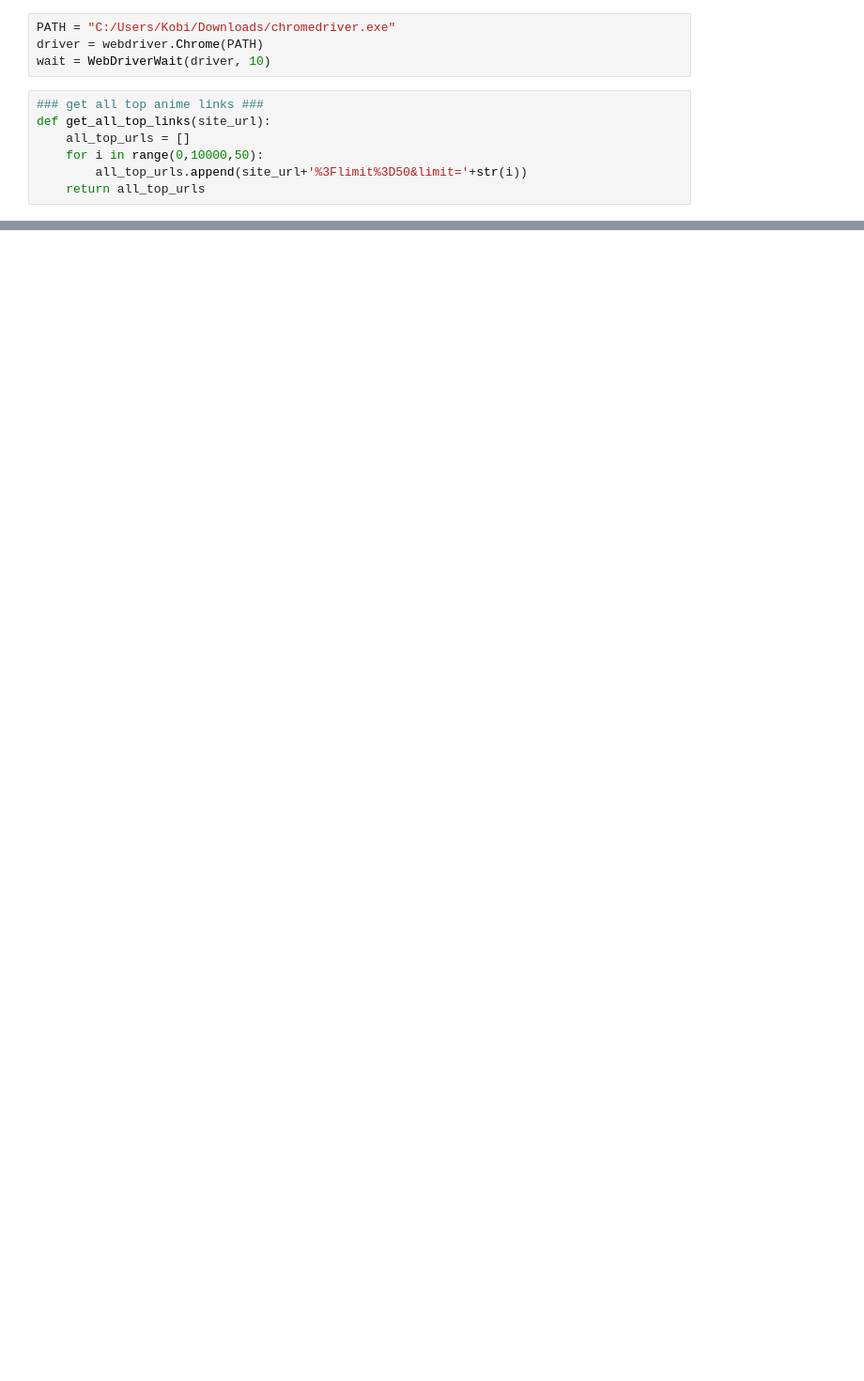
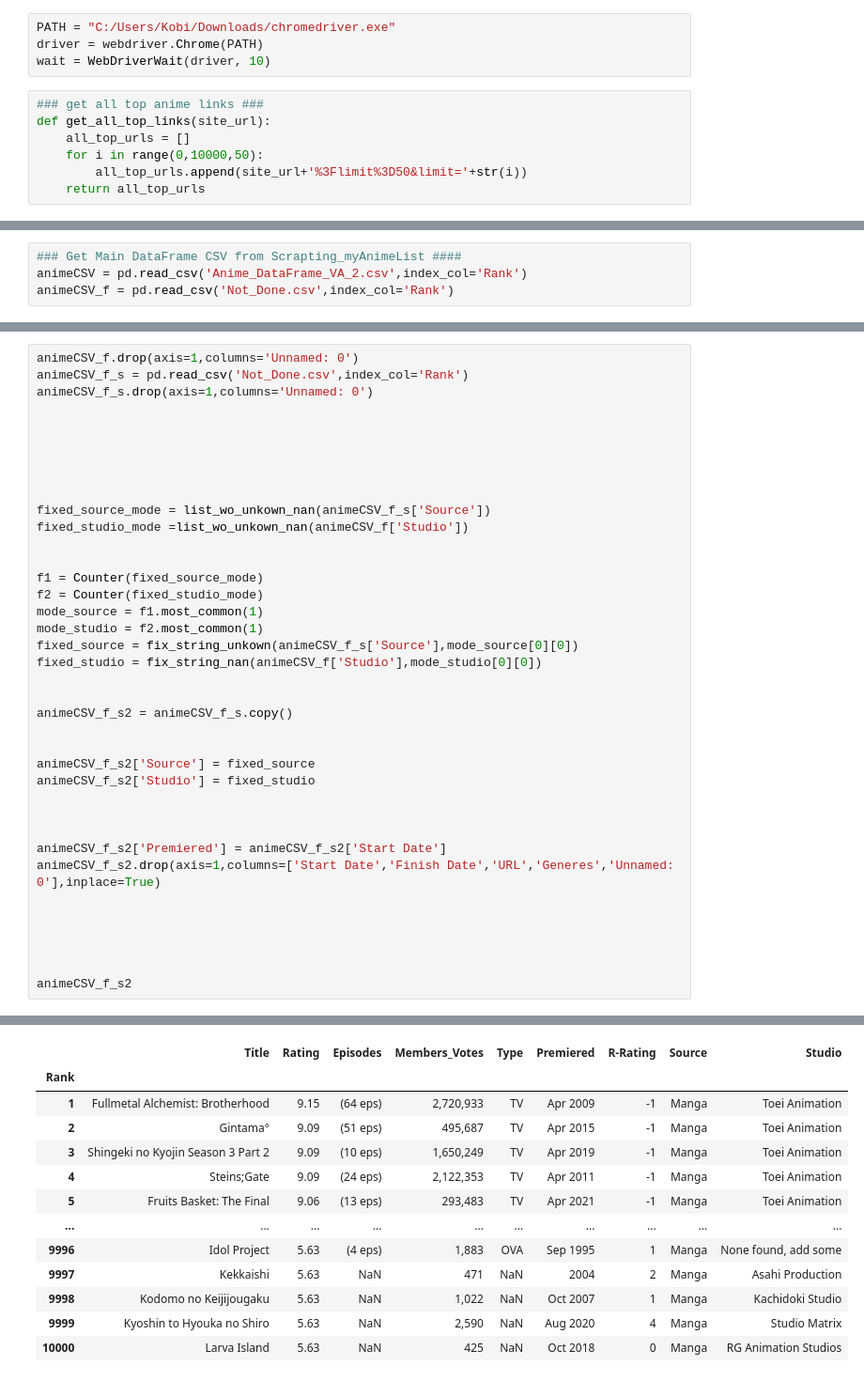
Before and after one commit to kobi070/Data-Sience-Project---HIT, a Jupyter notebook: Scrapting_MAL_Selenium.ipynb, the cells around one changed output, grey strips where cells are left out. Shown at 94% size. Drawn from its saved outputs; the diff is of its cells as text; blank space fills up the shorter version.

```diff
--- a/Scrapting_MAL_Selenium.ipynb
+++ b/Scrapting_MAL_Selenium.ipynb
@@ -227,0 +113,4 @@ SyntaxError: invalid syntax (<ipython-input-42-aaec86f9b51f>, line 1)
+# %%
+### Get Main DataFrame CSV from Scrapting_myAnimeList ####
+animeCSV = pd.read_csv('Anime_DataFrame_VA_2.csv',index_col='Rank')
+animeCSV_f = pd.read_csv('Not_Done.csv',index_col='Rank')
@@ -227,0 +193,39 @@ SyntaxError: invalid syntax (<ipython-input-42-aaec86f9b51f>, line 1)
+# %%
+animeCSV_f.drop(axis=1,columns='Unnamed: 0')
+animeCSV_f_s = pd.read_csv('Not_Done.csv',index_col='Rank')
+animeCSV_f_s.drop(axis=1,columns='Unnamed: 0')
+
+
+
+
+
+
+fixed_source_mode = list_wo_unkown_nan(animeCSV_f_s['Source'])
+fixed_studio_mode =list_wo_unkown_nan(animeCSV_f['Studio'])
+
+
+f1 = Counter(fixed_source_mode)
+f2 = Counter(fixed_studio_mode)
+mode_source = f1.most_common(1)
+mode_studio = f2.most_common(1)
+fixed_source = fix_string_unkown(animeCSV_f_s['Source'],mode_source[0][0])
+fixed_studio = fix_string_nan(animeCSV_f['Studio'],mode_studio[0][0])
+
+
+animeCSV_f_s2 = animeCSV_f_s.copy()
+
+
+animeCSV_f_s2['Source'] = fixed_source
+animeCSV_f_s2['Studio'] = fixed_studio
+
+
+
+animeCSV_f_s2['Premiered'] = animeCSV_f_s2['Start Date']
+animeCSV_f_s2.drop(axis=1,columns=['Start Date','Finish Date','URL','Generes','Unnamed: 0'],inplace=True)
+
+
+
+
+
+animeCSV_f_s2
+# %% [output]
@@ -227,0 +249,13 @@ SyntaxError: invalid syntax (<ipython-input-42-aaec86f9b51f>, line 1)
+|  | Title | Rating | Episodes | Members_Votes | Type | Premiered | R-Rating | Source | Studio |
+| Rank |  |  |  |  |  |  |  |  |  |
+| 1 | Fullmetal Alchemist: Brotherhood | 9.15 | (64 eps) | 2,720,933 | TV | Apr 2009 | -1 | Manga | Toei Animation |
+| 2 | Gintama° | 9.09 | (51 eps) | 495,687 | TV | Apr 2015 | -1 | Manga | Toei Animation |
+| 3 | Shingeki no Kyojin Season 3 Part 2 | 9.09 | (10 eps) | 1,650,249 | TV | Apr 2019 | -1 | Manga | Toei Animation |
+| 4 | Steins;Gate | 9.09 | (24 eps) | 2,122,353 | TV | Apr 2011 | -1 | Manga | Toei Animation |
+| 5 | Fruits Basket: The Final | 9.06 | (13 eps) | 293,483 | TV | Apr 2021 | -1 | Manga | Toei Animation |
+| ... | ... | ... | ... | ... | ... | ... | ... | ... | ... |
+| 9996 | Idol Project | 5.63 | (4 eps) | 1,883 | OVA | Sep 1995 | 1 | Manga | None found, add some |
+| 9997 | Kekkaishi | 5.63 | NaN | 471 | NaN | 2004 | 2 | Manga | Asahi Production |
+| 9998 | Kodomo no Keijijougaku | 5.63 | NaN | 1,022 | NaN | Oct 2007 | 1 | Manga | Kachidoki Studio |
+| 9999 | Kyoshin to Hyouka no Shiro | 5.63 | NaN | 2,590 | NaN | Aug 2020 | 4 | Manga | Studio Matrix |
+| 10000 | Larva Island | 5.63 | NaN | 425 | NaN | Oct 2018 | 0 | Manga | RG Animation Studios |
```
Also changed, not shown: parts of 13 cells of this notebook, 2 other files.
